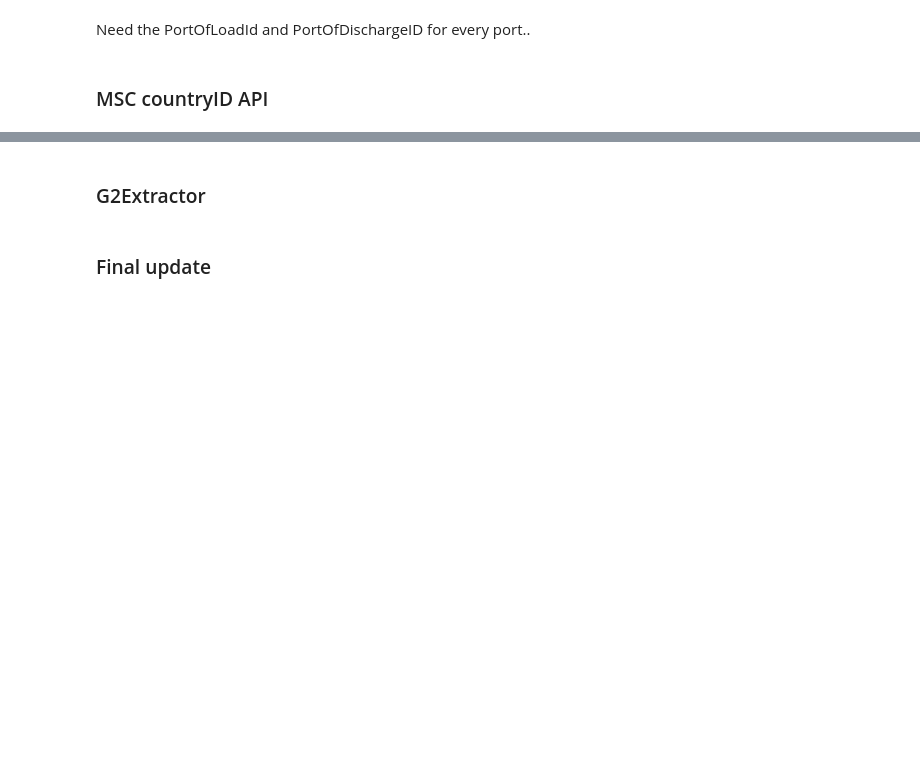
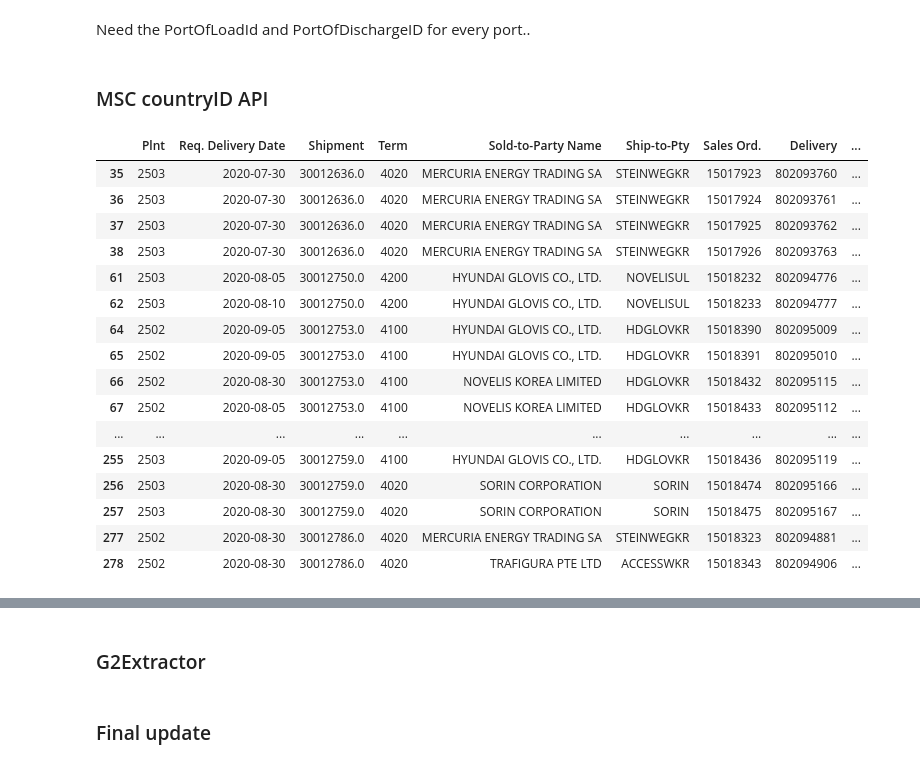
Before and after one commit to glowsplint/delayed-vessel-reporter, a Jupyter notebook: Delay Report - Rewrite.ipynb, the cells around one changed output, grey strips where cells are left out. Saved outputs shown, nothing was run; the diff lists cells and outputs as text; code cells hidden in the pictures; blank space fills up the shorter version.

```diff
--- a/Delay Report - Rewrite.ipynb
+++ b/Delay Report - Rewrite.ipynb
@@ -80,6 +86,5 @@ msc_delay_sheet = (xl.parse(pd.to_datetime(xl.sheet_names,
                             errors='coerce',
                             format='%d.%m.%Y').max().date().strftime('%d.%m.%Y'),
                             parse_dates=True)
-                            .query(f"`Fwd Agent` in {['MSC']}")
-                            .replace({'Fwd Agent': carrier_mapping})
+                            .query(f"`Fwd Agent` in {['MSC']}"))
 )
@@ -87,0 +91,12 @@ msc_delay_sheet
+# %%
+# Get the MSC-specific port names from the UNLOCODEs
+msc_port_mapping = {v['Port Code']: v['MSC Port Name'] for k,v in (pd.read_excel('data/MSC Port Code Mapping.xlsx')
+                                                                   .to_dict('index').items())}
+
+# Get port name
+msc_delay_sheet = msc_delay_sheet.assign(
+    pol_name=lambda x: x['Port of Loading'].apply(
+        lambda y: msc_port_mapping.get(y)),
+    pod_name=lambda x: x['Port of discharge'].apply(
+        lambda y: msc_port_mapping.get(y))
+)
@@ -152,3 +150,23 @@ response.json()[0]['Sailings'][0]
 for i in range(len(response.json()[0]['Sailings'])):
 # %% [markdown]
 ### MSC countryID API
+# %%
+msc_delay_sheet.loc[msc_delay_sheet['Port of discharge'] == 'KRBNP']
+# %% [output]
+|  | Plnt | Req. Delivery Date | Shipment | Term | Sold-to-Party Name | Ship-to-Pty | Sales Ord. | Delivery | ... |
+| 35 | 2503 | 2020-07-30 | 30012636.0 | 4020 | MERCURIA ENERGY TRADING SA | STEINWEGKR | 15017923 | 802093760 | ... |
+| 36 | 2503 | 2020-07-30 | 30012636.0 | 4020 | MERCURIA ENERGY TRADING SA | STEINWEGKR | 15017924 | 802093761 | ... |
+| 37 | 2503 | 2020-07-30 | 30012636.0 | 4020 | MERCURIA ENERGY TRADING SA | STEINWEGKR | 15017925 | 802093762 | ... |
+| 38 | 2503 | 2020-07-30 | 30012636.0 | 4020 | MERCURIA ENERGY TRADING SA | STEINWEGKR | 15017926 | 802093763 | ... |
+| 61 | 2503 | 2020-08-05 | 30012750.0 | 4200 | HYUNDAI GLOVIS CO., LTD. | NOVELISUL | 15018232 | 802094776 | ... |
+| 62 | 2503 | 2020-08-10 | 30012750.0 | 4200 | HYUNDAI GLOVIS CO., LTD. | NOVELISUL | 15018233 | 802094777 | ... |
+| 64 | 2502 | 2020-09-05 | 30012753.0 | 4100 | HYUNDAI GLOVIS CO., LTD. | HDGLOVKR | 15018390 | 802095009 | ... |
+| 65 | 2502 | 2020-09-05 | 30012753.0 | 4100 | HYUNDAI GLOVIS CO., LTD. | HDGLOVKR | 15018391 | 802095010 | ... |
+| 66 | 2502 | 2020-08-30 | 30012753.0 | 4100 | NOVELIS KOREA LIMITED | HDGLOVKR | 15018432 | 802095115 | ... |
+| 67 | 2502 | 2020-08-05 | 30012753.0 | 4100 | NOVELIS KOREA LIMITED | HDGLOVKR | 15018433 | 802095112 | ... |
+| ... | ... | ... | ... | ... | ... | ... | ... | ... | ... |
+| 255 | 2503 | 2020-09-05 | 30012759.0 | 4100 | HYUNDAI GLOVIS CO., LTD. | HDGLOVKR | 15018436 | 802095119 | ... |
+| 256 | 2503 | 2020-08-30 | 30012759.0 | 4020 | SORIN CORPORATION | SORIN | 15018474 | 802095166 | ... |
+| 257 | 2503 | 2020-08-30 | 30012759.0 | 4020 | SORIN CORPORATION | SORIN | 15018475 | 802095167 | ... |
+| 277 | 2502 | 2020-08-30 | 30012786.0 | 4020 | MERCURIA ENERGY TRADING SA | STEINWEGKR | 15018323 | 802094881 | ... |
+| 278 | 2502 | 2020-08-30 | 30012786.0 | 4020 | TRAFIGURA PTE LTD | ACCESSWKR | 15018343 | 802094906 | ... |
```
Also changed, not shown: parts of 24 cells of this notebook, 3 other files.
